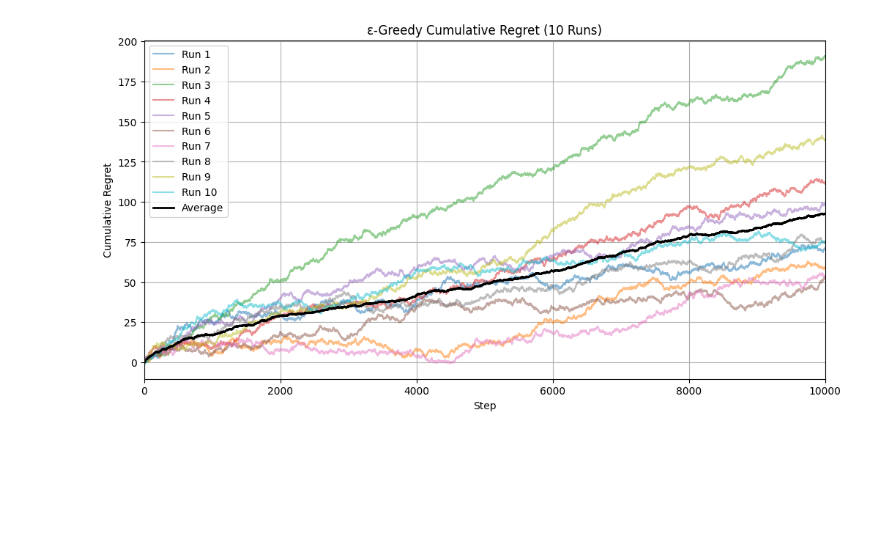
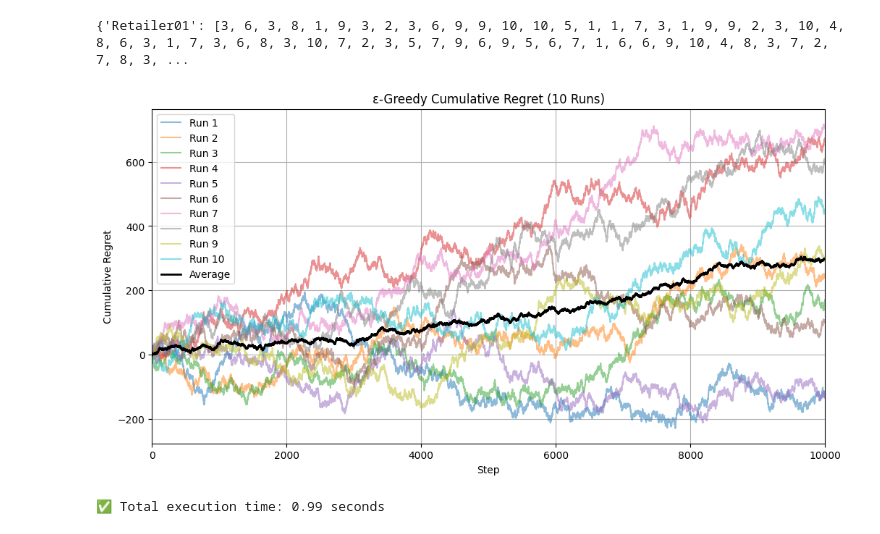
Before and after one commit to zhtinist/PACSOY-502008-Multi-armed-Bandit-Algorithms, a Jupyter notebook: epsilongreedy.ipynb, the cells around one changed output. Saved outputs shown, nothing was run; the diff lists cells and outputs as text; code cells hidden in the pictures; blank space fills up the shorter version.

```diff
--- a/epsilongreedy.ipynb
+++ b/epsilongreedy.ipynb
@@ -8,10 +8,11 @@ import json
 import os
 # Load preprocessed data
 def load_preprocessed_data(save_path = "./save"):
-    with open(os.path.join(save_path, "arms.json"), "r") as f:
+    with open(os.path.join(save_path, "rtlr_arms.json"), "r") as f:
         arms = json.load(f)
-    with open(os.path.join(save_path, "rewards.json"), "r") as f:
+    with open(os.path.join(save_path, "rtlr_rewards.json"), "r") as f:
         rewards = json.load(f)
+        print(rewards)
     return arms, rewards
 
 # ε-Greedy strategy
@@ -61,31 +62,40 @@ n = 10000  # Total time steps
 # Run ε-Greedy algorithm ten times
 epsilon = 0.1  # Exploration probability
 num_runs = 10
 all_cumulative_regrets = np.zeros((num_runs, n))
 
 for run in range(num_runs):
     cumulative_regrets = epsilon_greedy(K, n, reward_lists, epsilon)
     all_cumulative_regrets[run, :] = cumulative_regrets
 
 # Calculate average cumulative regret
 mean_cumulative_regrets = np.mean(all_cumulative_regrets, axis=0)
 
 # Plot cumulative regrets for each run and the average
 plt.figure(figsize=(12, 6))
 
 # Plot each run
 for run in range(num_runs):
     plt.plot(all_cumulative_regrets[run, :], label=f'Run {run + 1}', alpha=0.5)
 
 # Plot average cumulative regret
 plt.plot(mean_cumulative_regrets, label='Average', color='black', linewidth=2)
 
+
+# Add timing start
+start_time = time.time()
+
 plt.title('ε-Greedy Cumulative Regret (10 Runs)')
 plt.xlabel("Step")
 plt.ylabel("Cumulative Regret")
 plt.xlim(0, n)
 plt.legend()
 plt.grid(True)
 plt.show()
+
+end_time = time.time()
+print(f"✅ Total execution time: {end_time - start_time:.2f} seconds")
 # %% [output]
+{'Retailer01': [3, 6, 3, 8, 1, 9, 3, 2, 3, 6, 9, 9, 10, 10, 5, 1, 1, 7, 3, 1, 9, 9, 2, 3, 10, 4, 8, 6, 3, 1, 7, 3, 6, 8, 3, 10, 7, 2, 3, 5, 7, 9, 6, 9, 5, 6, 7, 1, 6, 6, 9, 10, 4, 8, 3, 7, 2, 7, 8, 3, ...
-[figure, old version]
+[figure, new version]
+✅ Total execution time: 0.99 seconds
```
Also changed, not shown: parts of 2 cells of this notebook, 1 other file.
